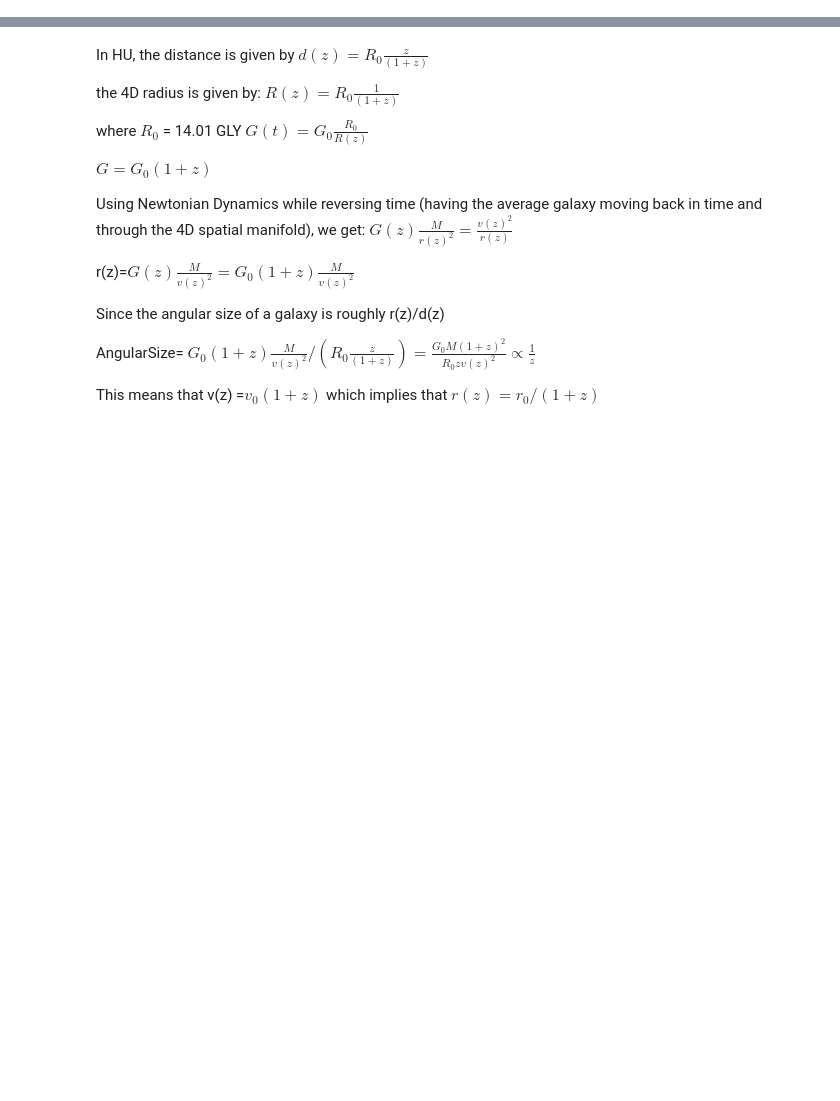
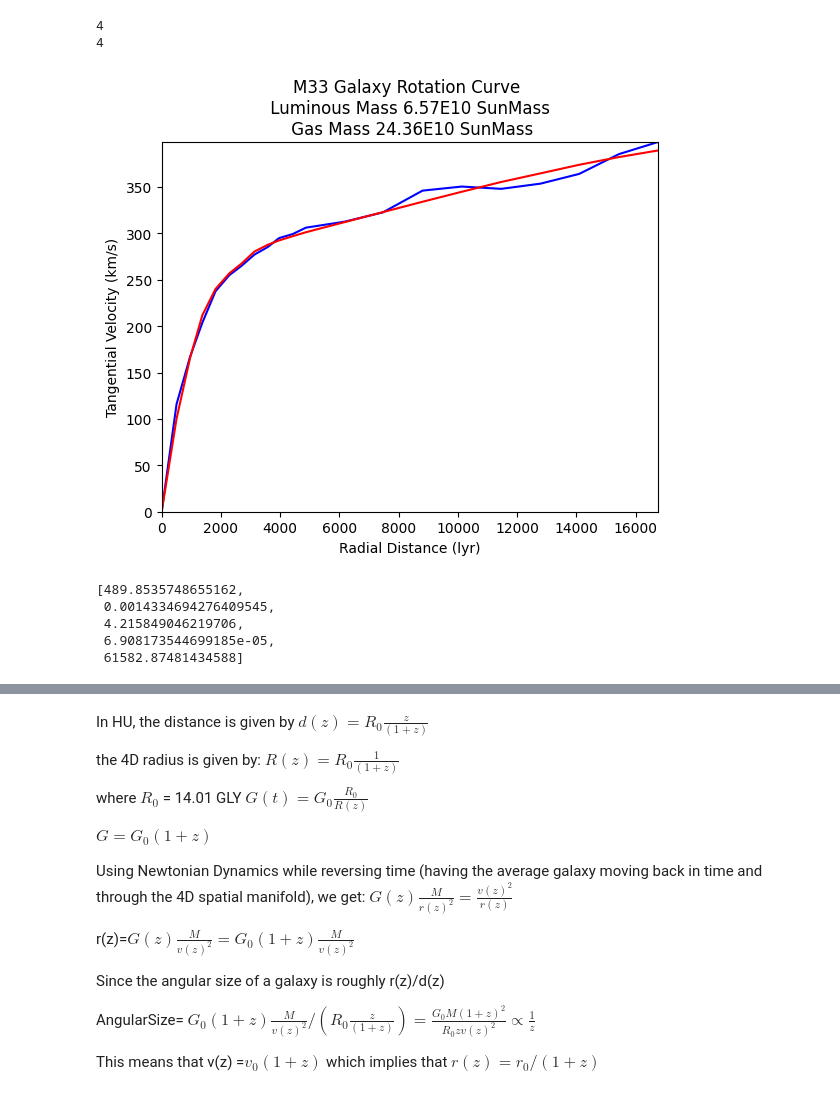
Before and after one commit to ny2292000/HU_GalaxyPackage, a Jupyter notebook: notebooks/HU_Galaxy_Notebook.ipynb, the cells around one changed output, grey strips where cells are left out. Cells and saved outputs as stored; diff of their text form; code cells hidden in the pictures; blank space fills up the shorter version.

Commit message:
Working with Move_Galaxy.

```diff
--- a/notebooks/HU_Galaxy_Notebook.ipynb
+++ b/notebooks/HU_Galaxy_Notebook.ipynb
@@ -127,17 +53 @@ plotRotationCurve(M33)
-# %%
-M33.alpha_0=old_alpha_0
-M33.alpha_1=old_alpha_1
-M33.h0 = old_h0
-M33.r = old_r
-M33.rotation_curve=np.array([old_rotation_curve[0,:],old_rotation_curve[1,:]])
-plotRotationCurve(M33)
-# %%
-# initial guesses for the rescaled rotation curve at a different epoch defined by redshift newz
-x0 = np.array([M33.rho_0, alpha_0, M33.rho_1, alpha_1, h0])
-# rescaling rotational curve and r
-M33.r = M33.r/rescalingFactor
-rotation_curve_x = M33.rotation_curve[0,:]/rescalingFactor
-rotation_curve_v = M33.rotation_curve[1,:]*rescalingFactor
-M33.rotation_curve = np.array([[M33.rotation_curve[0,:]/rescalingFactor],[M33.rotation_curve[1,:]/rescalingFactor]])
-plotRotationCurve(M33)
 # %%
@@ -145,9 +60,0 @@ M33.rotation_curve
-# %%
-
-
-
-M33.r = old_r
-M33.rotation_curve = old_rotation_curve
-M33.alpha_0 = old_alpha_0
-M33.alpha_1 = old_alpha_1
-M33.redshift = old_redshift
@@ -187,9 +61,15 @@ plt.show()
-# %%
-# initial guesses for the rescaled rotation curve at a different epoch defined by redshift newz
-x0 = np.array([M33.rho_0, alpha_0, M33.rho_1, alpha_1, h0])
-# rescaling rotational curve and r
-M33.r = M33.r/rescalingFactor
-rotation_curve_x = M33.rotation_curve[:,0]/rescalingFactor
-rotation_curve_v = M33.rotation_curve[:,1]*rescalingFactor
-M33.rotation_curve = np.array([rotation_curve_x,rotation_curve_v])
-plotRotationCurve(M33)
+# %%
+new_v = M33.move_galaxy(2)
+plotRotationCurve(M33)
+# %% [output]
+4
+4
+[figure, added]
+# %%
+M33.print_density_parameters()
+# %% [output]
+[489.8535748655162,
+ 0.0014334694276409545,
+ 4.215849046219706,
+ 6.908173544699185e-05,
+ 61582.87481434588]
```
Also changed, not shown: parts of 14 cells of this notebook, 20 other files.
